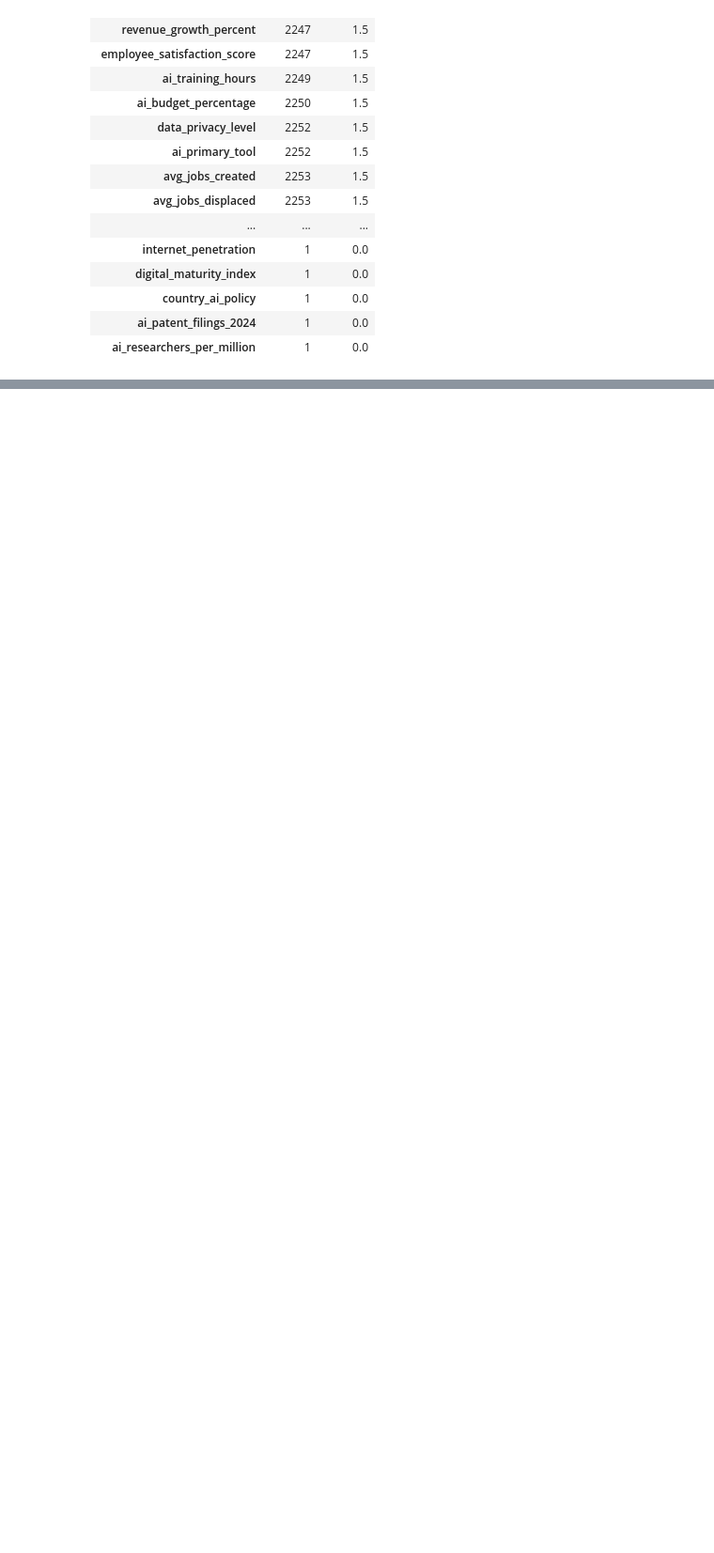
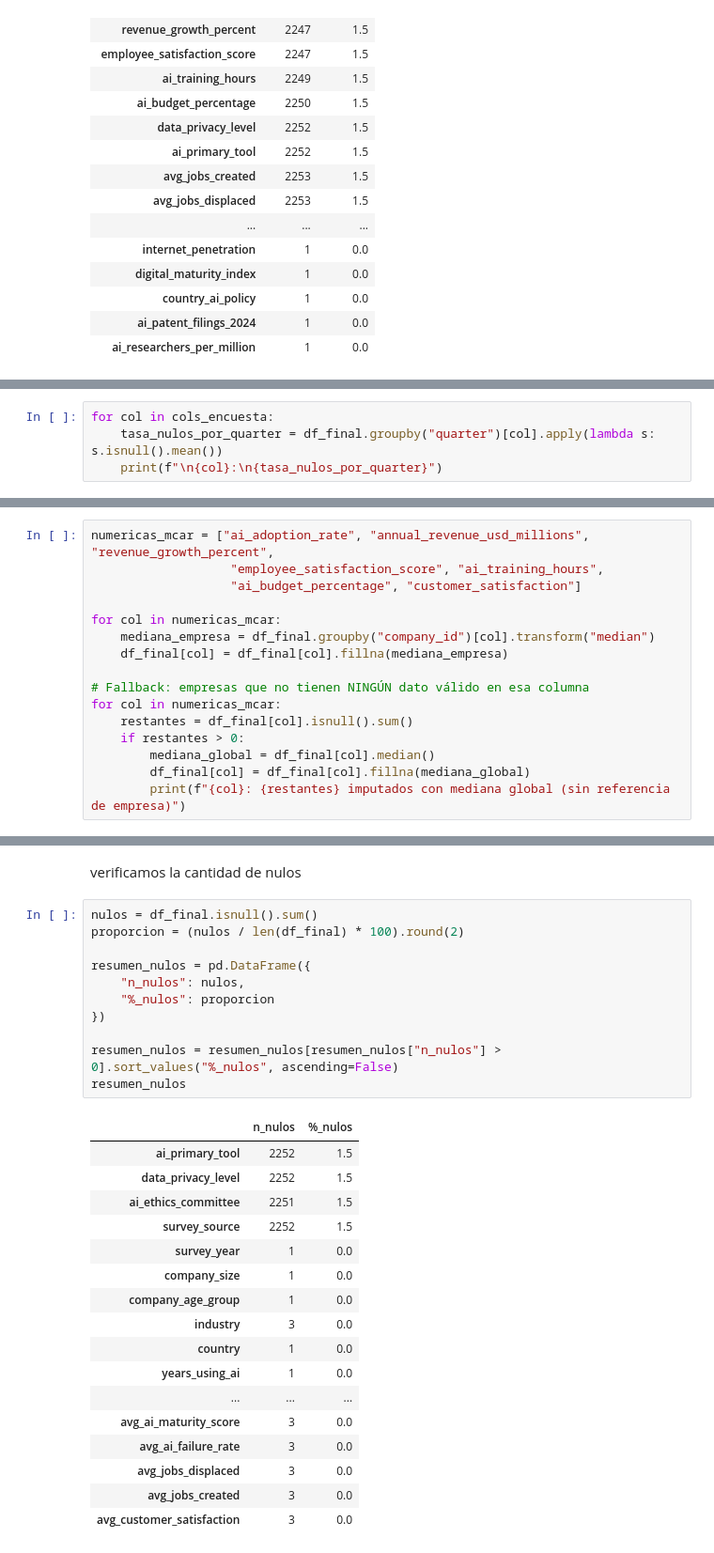
Before and after one commit to Franncippi/Proyecto-mentoria-M09, a Jupyter notebook: 01_analisis_exploratorio.ipynb, the cells around one changed output, grey strips where cells are left out. Shown at 94% size. Drawn from its saved outputs; the diff is of its cells as text; blank space fills up the shorter version.

```diff
--- a/01_analisis_exploratorio.ipynb
+++ b/01_analisis_exploratorio.ipynb
@@ -994,0 +1044,4 @@ resumen_nulos
+# %%
+for col in cols_encuesta:
+    tasa_nulos_por_quarter = df_final.groupby("quarter")[col].apply(lambda s: s.isnull().mean())
+    print(f"\n{col}:\n{tasa_nulos_por_quarter}")
@@ -994,0 +1072,16 @@ resumen_nulos
+# %%
+numericas_mcar = ["ai_adoption_rate", "annual_revenue_usd_millions", "revenue_growth_percent",
+                   "employee_satisfaction_score", "ai_training_hours",
+                   "ai_budget_percentage", "customer_satisfaction"]
+
+for col in numericas_mcar:
+    mediana_empresa = df_final.groupby("company_id")[col].transform("median")
+    df_final[col] = df_final[col].fillna(mediana_empresa)
+
+# Fallback: empresas que no tienen NINGÚN dato válido en esa columna
+for col in numericas_mcar:
+    restantes = df_final[col].isnull().sum()
+    if restantes > 0:
+        mediana_global = df_final[col].median()
+        df_final[col] = df_final[col].fillna(mediana_global)
+        print(f"{col}: {restantes} imputados con mediana global (sin referencia de empresa)")
@@ -994,0 +1093,31 @@ resumen_nulos
+# %% [markdown]
+verificamos la cantidad de nulos
+# %%
+nulos = df_final.isnull().sum()
+proporcion = (nulos / len(df_final) * 100).round(2)
+
+resumen_nulos = pd.DataFrame({
+    "n_nulos": nulos,
+    "%_nulos": proporcion
+})
+
+resumen_nulos = resumen_nulos[resumen_nulos["n_nulos"] > 0].sort_values("%_nulos", ascending=False)
+resumen_nulos
+# %% [output]
+|  | n_nulos | %_nulos |
+| ai_primary_tool | 2252 | 1.5 |
+| data_privacy_level | 2252 | 1.5 |
+| ai_ethics_committee | 2251 | 1.5 |
+| survey_source | 2252 | 1.5 |
+| survey_year | 1 | 0.0 |
+| company_size | 1 | 0.0 |
+| company_age_group | 1 | 0.0 |
+| industry | 3 | 0.0 |
+| country | 1 | 0.0 |
+| years_using_ai | 1 | 0.0 |
+| ... | ... | ... |
+| avg_ai_maturity_score | 3 | 0.0 |
+| avg_ai_failure_rate | 3 | 0.0 |
+| avg_jobs_displaced | 3 | 0.0 |
+| avg_jobs_created | 3 | 0.0 |
+| avg_customer_satisfaction | 3 | 0.0 |
```
Also changed, not shown: parts of 15 cells of this notebook.
